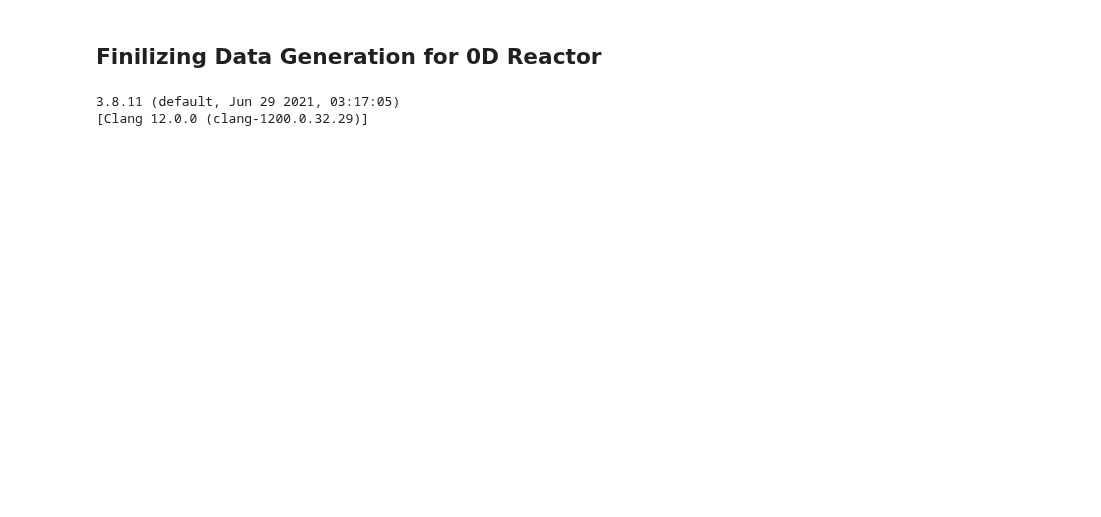
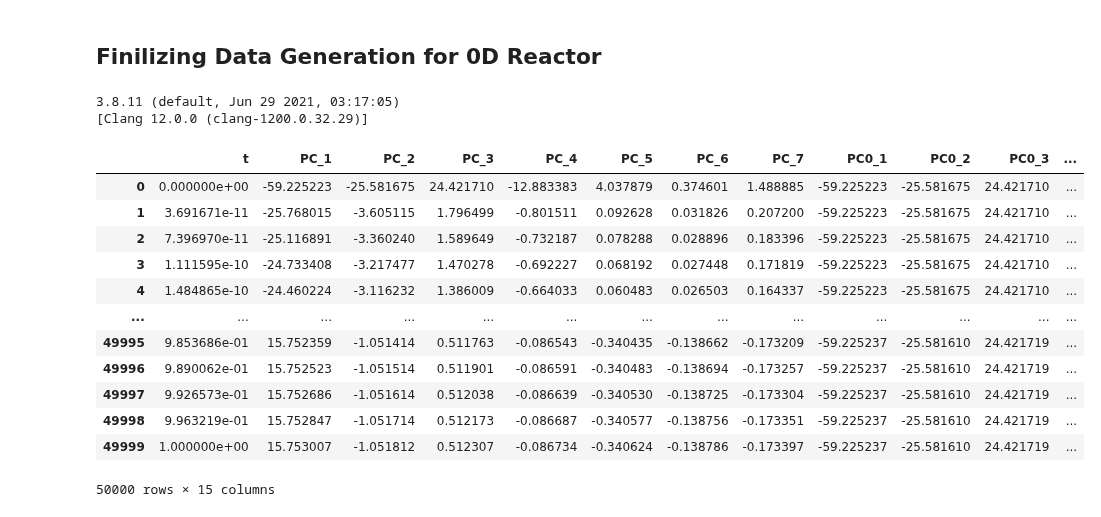
Before and after one commit to simoneventuri/ROMNet_, a Jupyter notebook: scripts/generating_data/0DReactor/Generate_Data_4.ipynb, the cells around one changed output. Drawn from its saved outputs; the diff is of its cells as text; code cells hidden in the pictures; blank space fills up the shorter version.

```diff
--- a/scripts/generating_data/0DReactor/Generate_Data_4.ipynb
+++ b/scripts/generating_data/0DReactor/Generate_Data_4.ipynb
@@ -23,7 +23,7 @@ pd.options.mode.chained_assignment = None  # default='warn'
 # %%
 ### Input Data
 
-OutputDir  = WORKSPACE_PATH+'/ROMNet/Data/0DReact_Isobaric_1000Cases_Diff/'
+OutputDir  = WORKSPACE_PATH+'/ROMNet/Data/0DReact_Isobaric_1Cond/'
 # TestDir    = WORKSPACE_PATH+'/ROMNet/Data/0DReact_Isobaric_100Cases_Test/'
 try:
     os.makedirs(OutputDir)
@@ -34,14 +34,14 @@ except OSError as e:
 # except OSError as e:
 #     pass
 
-NVarsRed           = 10
+NVarsRed           = 7
 
 tStratch           = 1.
 SOLVER             = 'BDF'
 
 ValidPerc          = 20.
 
-FixedMinVal        = 1.e-14
+FixedMinVal        = 1.e-12
 # %%
 Vars = []
 for iVars in range(1,NVarsRed+1):
@@ -93,15 +93,34 @@ T0Vec        = np.concatenate(T0Vec)[...,np.newaxis]
 # Data0.columns = Vars0
 # Data0.reset_index(drop=True, inplace=True)
 for iC in range(NICs):
-    Nts              = SimIdxs[iC,1]-SimIdxs[iC,0]
     FileName         = OutputDir+'/'+str(NVarsRed)+'PC/train/ext/PC.csv.'+str(iC+1)
-    DataTemp         = pd.read_csv(FileName, header=0)
-    DataTemp         = DataTemp.iloc[[1]][Vars]#DataTemp.iloc[1][Vars]
+    DataNew          = pd.read_csv(FileName, header=0)
+    Nts              = len(DataNew)
+    DataTemp         = DataNew.iloc[[0]][Vars]#DataTemp.iloc[1][Vars]
     DataTemp         = DataTemp.loc[DataTemp.index.repeat(Nts)]
+    DataTemp.reset_index(drop=True, inplace=True)
+    DataNew[Vars0]   = DataTemp
+    DataTemp['t']    = DataNew['t']
+    DataNew['t']     = DataNew['t'].to_numpy() - DataTemp['t'].iloc[[0]].to_numpy()
     if (iC==0):
-        Data0        = DataTemp
+        Data        = DataNew
     else:
-        Data0        = pd.concat([Data0, DataTemp], axis=0)
-Data0.columns = Vars0
-Data0.reset_index(drop=True, inplace=True)
+        Data        = pd.concat([Data, DataNew], axis=0)
+Data.reset_index(drop=True, inplace=True)
+# %%
+Data
+# %% [output]
+|  | t | PC_1 | PC_2 | PC_3 | PC_4 | PC_5 | PC_6 | PC_7 | PC0_1 | PC0_2 | PC0_3 | ... |
+| 0 | 0.000000e+00 | -59.225223 | -25.581675 | 24.421710 | -12.883383 | 4.037879 | 0.374601 | 1.488885 | -59.225223 | -25.581675 | 24.421710 | ... |
+| 1 | 3.691671e-11 | -25.768015 | -3.605115 | 1.796499 | -0.801511 | 0.092628 | 0.031826 | 0.207200 | -59.225223 | -25.581675 | 24.421710 | ... |
+| 2 | 7.396970e-11 | -25.116891 | -3.360240 | 1.589649 | -0.732187 | 0.078288 | 0.028896 | 0.183396 | -59.225223 | -25.581675 | 24.421710 | ... |
+| 3 | 1.111595e-10 | -24.733408 | -3.217477 | 1.470278 | -0.692227 | 0.068192 | 0.027448 | 0.171819 | -59.225223 | -25.581675 | 24.421710 | ... |
+| 4 | 1.484865e-10 | -24.460224 | -3.116232 | 1.386009 | -0.664033 | 0.060483 | 0.026503 | 0.164337 | -59.225223 | -25.581675 | 24.421710 | ... |
+| ... | ... | ... | ... | ... | ... | ... | ... | ... | ... | ... | ... | ... |
+| 49995 | 9.853686e-01 | 15.752359 | -1.051414 | 0.511763 | -0.086543 | -0.340435 | -0.138662 | -0.173209 | -59.225237 | -25.581610 | 24.421719 | ... |
+| 49996 | 9.890062e-01 | 15.752523 | -1.051514 | 0.511901 | -0.086591 | -0.340483 | -0.138694 | -0.173257 | -59.225237 | -25.581610 | 24.421719 | ... |
+| 49997 | 9.926573e-01 | 15.752686 | -1.051614 | 0.512038 | -0.086639 | -0.340530 | -0.138725 | -0.173304 | -59.225237 | -25.581610 | 24.421719 | ... |
+| 49998 | 9.963219e-01 | 15.752847 | -1.051714 | 0.512173 | -0.086687 | -0.340577 | -0.138756 | -0.173351 | -59.225237 | -25.581610 | 24.421719 | ... |
+| 49999 | 1.000000e+00 | 15.753007 | -1.051812 | 0.512307 | -0.086734 | -0.340624 | -0.138786 | -0.173397 | -59.225237 | -25.581610 | 24.421719 | ... |
+50000 rows × 15 columns
 # %%
```
Also changed, not shown: parts of 7 cells of this notebook, 43 other files.
